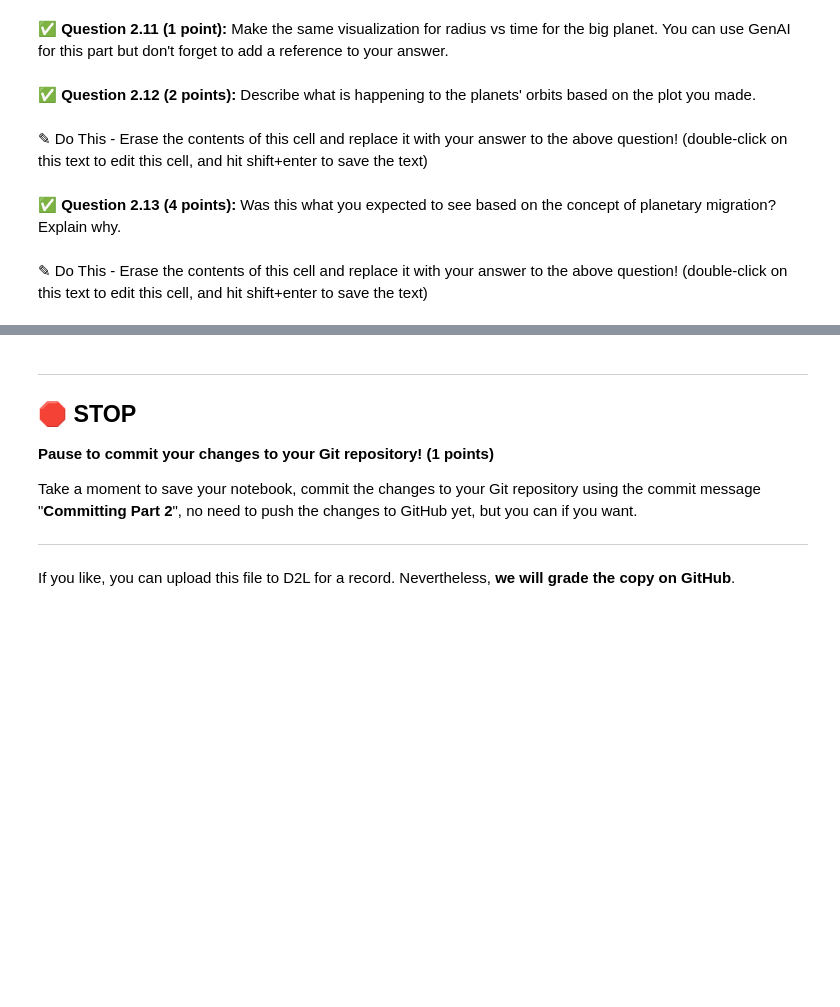
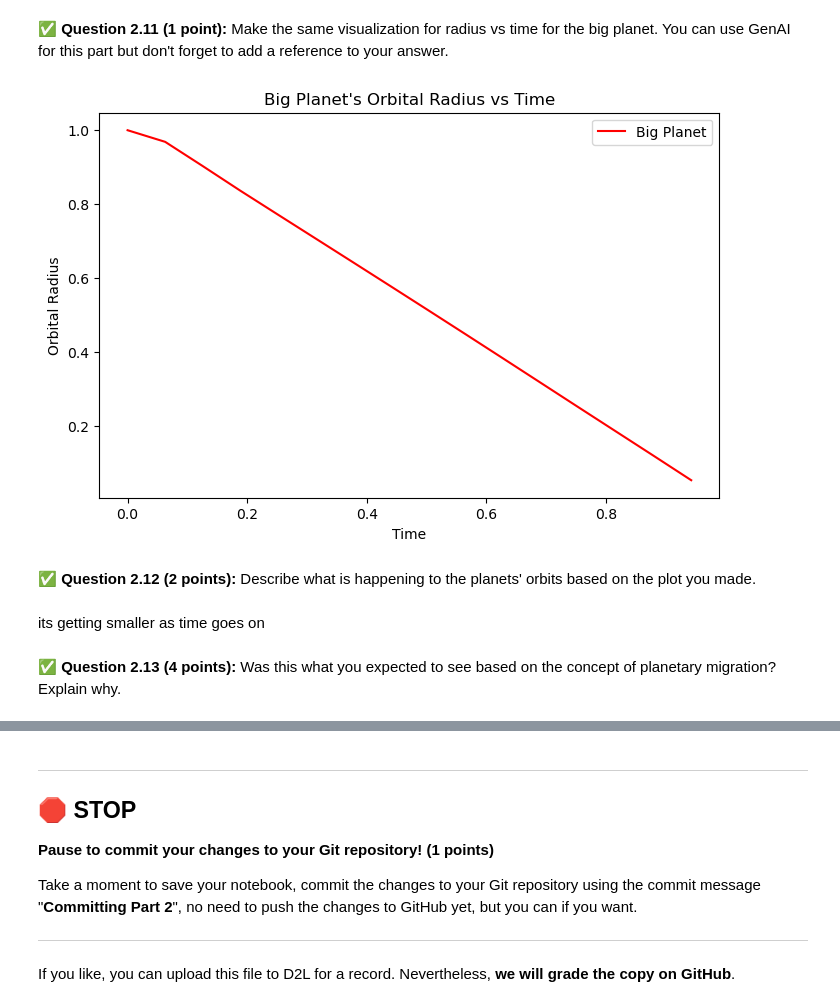
Before and after one commit to singhs77/CMSE202-f25-turnin, a Jupyter notebook: hw-02/HW02_Part1-Orbits-SS25-STUDENT.ipynb, the cells around one changed output, grey strips where cells are left out. Saved outputs shown, nothing was run; the diff lists cells and outputs as text; code cells hidden in the pictures; blank space fills up the shorter version.

```diff
--- a/hw-02/HW02_Part1-Orbits-SS25-STUDENT.ipynb
+++ b/hw-02/HW02_Part1-Orbits-SS25-STUDENT.ipynb
@@ -592,8 +590,23 @@ plot_orbits(system)
+# %%
+# Modified function to plot the big planet's radius vs time
+def plot_big_planet(system):
+    plt.figure(figsize=(8, 5))
+    plt.plot([pos[0] for pos in system.plot_positions],
+             [pos[1] for pos in system.plot_positions],
+             label='Big Planet', color='red')
+    plt.xlabel("Time")
+    plt.ylabel("Orbital Radius")
+    plt.legend()
+    plt.title("Big Planet's Orbital Radius vs Time")
+    plt.show()
+
+# Plotting the big planet's orbital radius over time
+plot_big_planet(system)
+# %% [output]
+[figure, added]
 # %% [markdown]
 ✅ **Question 2.12 (2 points):** Describe what is happening to the planets' orbits based on the plot you made.
-# %% [markdown]
-✎ Do This - Erase the contents of this cell and replace it with your answer to the above question! (double-click on this text to edit this cell, and hit shift+enter to save the text)
+# %% [markdown]
+its getting smaller as time goes on
 # %% [markdown]
 ✅ **Question 2.13 (4 points):** Was this what you expected to see based on the concept of planetary migration? Explain why.
-# %% [markdown]
-✎ Do This - Erase the contents of this cell and replace it with your answer to the above question! (double-click on this text to edit this cell, and hit shift+enter to save the text)
```
Also changed, not shown: parts of 2 cells of this notebook, 1 other file.
